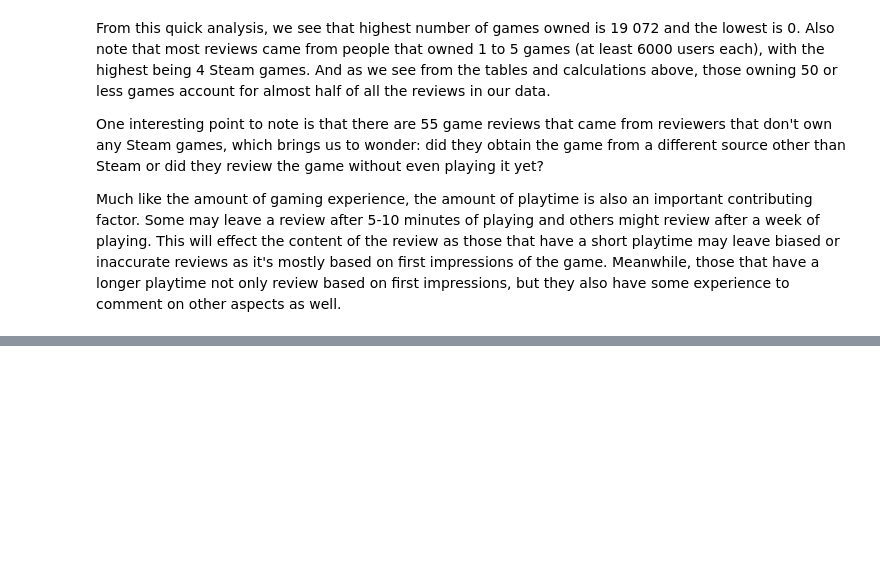
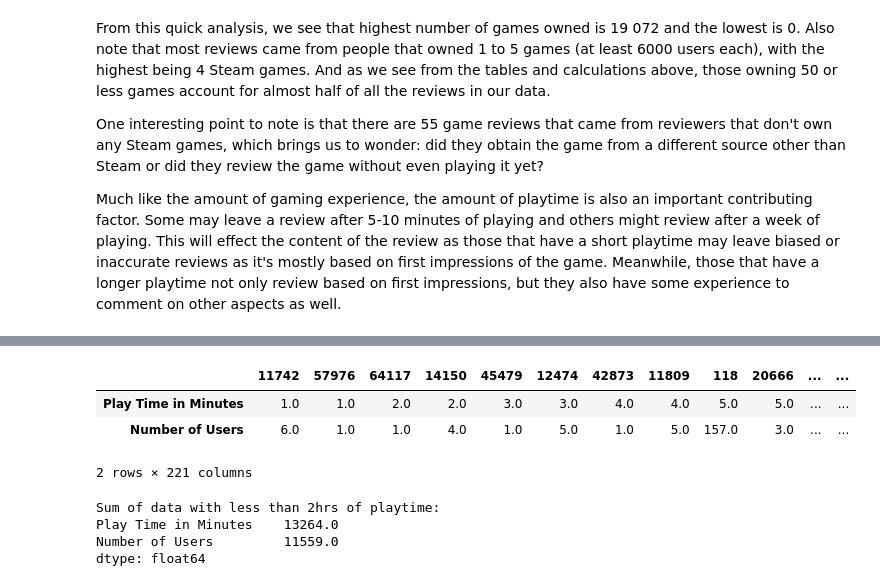
Before and after one commit to data301-2020-winter2/course-project-group_1005, a Jupyter notebook: analysis/maysey/milestone2_task04.ipynb, the cells around one changed output, grey strips where cells are left out. Cells and saved outputs as stored; diff of their text form; code cells hidden in the pictures; blank space fills up the shorter version.

```diff
--- a/analysis/maysey/milestone2_task04.ipynb
+++ b/analysis/maysey/milestone2_task04.ipynb
@@ -114,0 +165,18 @@ data_ps.plot( x='Play Time in Minutes', y='Number of Users', kind='bar')
+# %%
+data_ps120 = data_ps.head(221)
+data_pstrans120 = data_ps120.transpose()
+data_pstrans120
+# %% [output]
+|  | 11742 | 57976 | 64117 | 14150 | 45479 | 12474 | 42873 | 11809 | 118 | 20666 | ... | ... |
+| Play Time in Minutes | 1.0 | 1.0 | 2.0 | 2.0 | 3.0 | 3.0 | 4.0 | 4.0 | 5.0 | 5.0 | ... | ... |
+| Number of Users | 6.0 | 1.0 | 1.0 | 4.0 | 1.0 | 5.0 | 1.0 | 5.0 | 157.0 | 3.0 | ... | ... |
+2 rows × 221 columns
+# %%
+sum_val = data_pstrans120.sum(axis=1)
+print("Sum of data with less than 2hrs of playtime:")
+print(sum_val)
+# %% [output]
+Sum of data with less than 2hrs of playtime:
+Play Time in Minutes    13264.0
+Number of Users         11559.0
+dtype: float64
```
Also changed, not shown: parts of 10 cells of this notebook.
